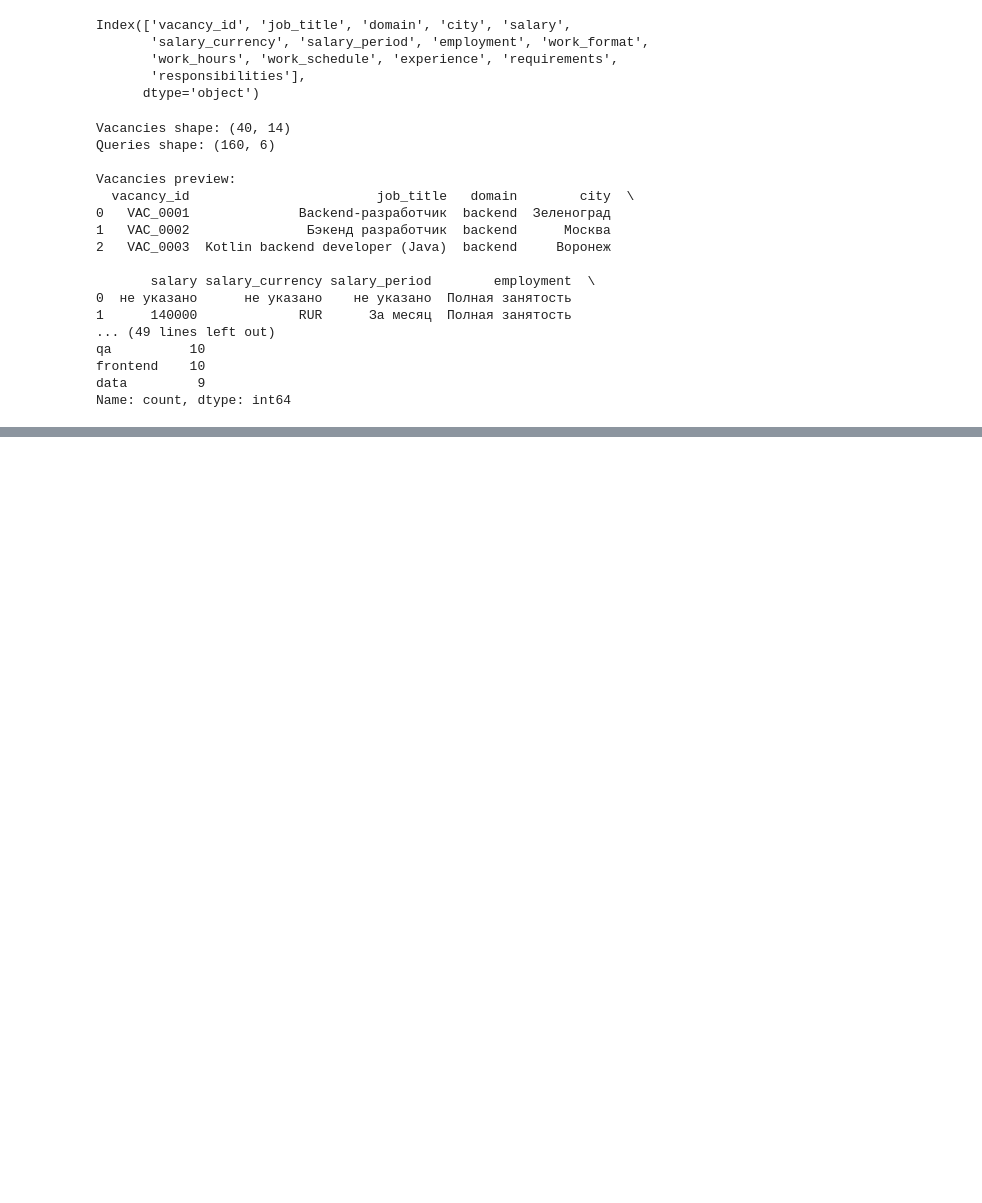
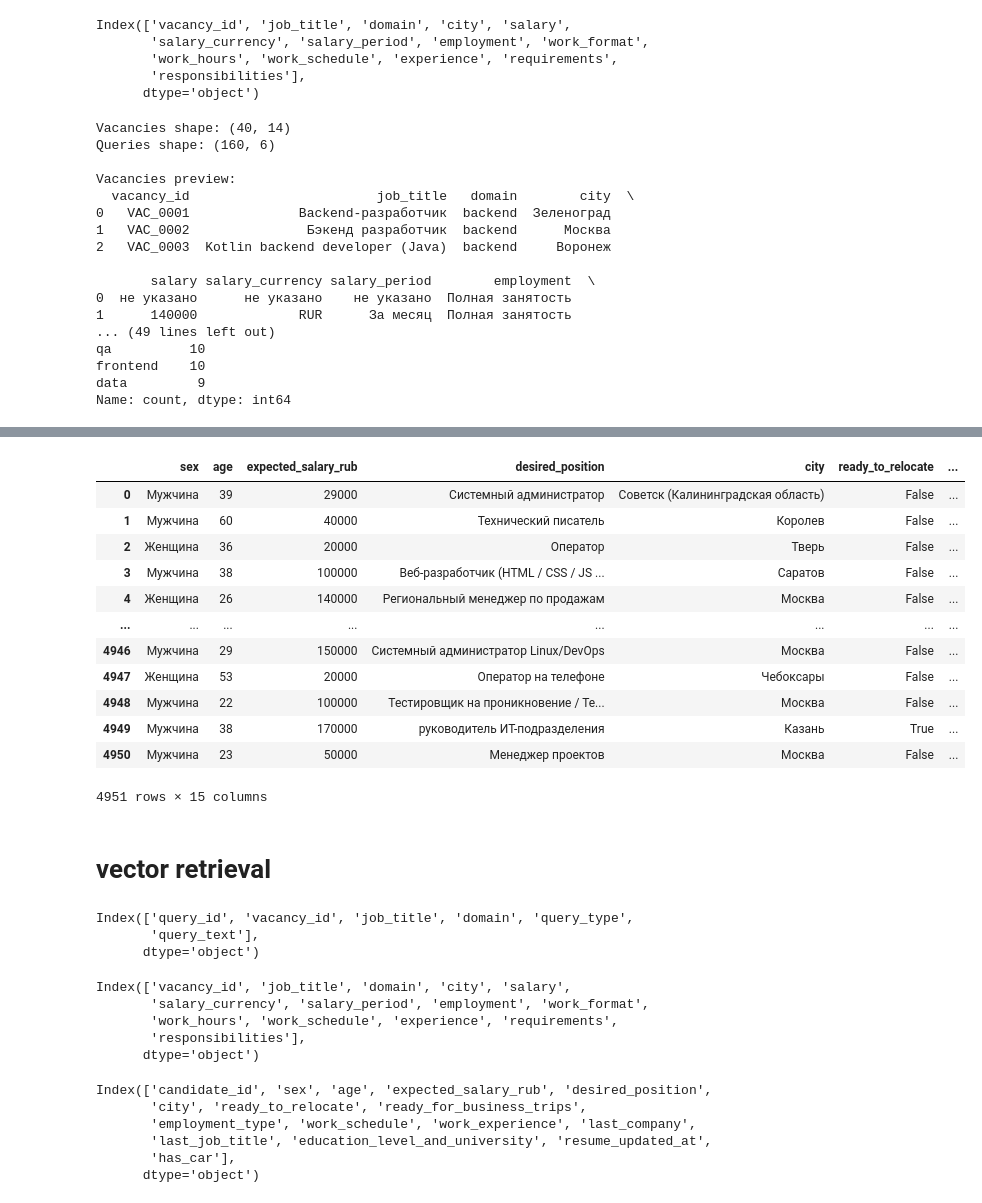
Before and after one commit to LISA-ITMO/SQL-HR, a Jupyter notebook: validation_dataset/analysis.ipynb, the cells around one changed output, grey strips where cells are left out. Drawn from its saved outputs; the diff is of its cells as text; code cells hidden in the pictures; blank space fills up the shorter version.

```diff
--- a/validation_dataset/analysis.ipynb
+++ b/validation_dataset/analysis.ipynb
@@ -279,0 +321,18 @@ Name: count, dtype: int64
+# %%
+candidates
+# %% [output]
+|  | sex | age | expected_salary_rub | desired_position | city | ready_to_relocate | ... |
+| 0 | Мужчина | 39 | 29000 | Системный администратор | Советск (Калининградская область) | False | ... |
+| 1 | Мужчина | 60 | 40000 | Технический писатель | Королев | False | ... |
+| 2 | Женщина | 36 | 20000 | Оператор | Тверь | False | ... |
+| 3 | Мужчина | 38 | 100000 | Веб-разработчик (HTML / CSS / JS ... | Саратов | False | ... |
+| 4 | Женщина | 26 | 140000 | Региональный менеджер по продажам | Москва | False | ... |
+| ... | ... | ... | ... | ... | ... | ... | ... |
+| 4946 | Мужчина | 29 | 150000 | Системный администратор Linux/DevOps | Москва | False | ... |
+| 4947 | Женщина | 53 | 20000 | Оператор на телефоне | Чебоксары | False | ... |
+| 4948 | Мужчина | 22 | 100000 | Тестировщик на проникновение / Те... | Москва | False | ... |
+| 4949 | Мужчина | 38 | 170000 | руководитель ИТ-подразделения | Казань | True | ... |
+| 4950 | Мужчина | 23 | 50000 | Менеджер проектов | Москва | False | ... |
+4951 rows × 15 columns
+# %% [markdown]
+# vector retrieval
@@ -279,0 +343,23 @@ Name: count, dtype: int64
+# %%
+queries.columns
+# %% [output]
+Index(['query_id', 'vacancy_id', 'job_title', 'domain', 'query_type',
+       'query_text'],
+      dtype='object')
+# %%
+vacancies.columns
+# %% [output]
+Index(['vacancy_id', 'job_title', 'domain', 'city', 'salary',
+       'salary_currency', 'salary_period', 'employment', 'work_format',
+       'work_hours', 'work_schedule', 'experience', 'requirements',
+       'responsibilities'],
+      dtype='object')
+# %%
+candidates.columns
+# %% [output]
+Index(['candidate_id', 'sex', 'age', 'expected_salary_rub', 'desired_position',
+       'city', 'ready_to_relocate', 'ready_for_business_trips',
+       'employment_type', 'work_schedule', 'work_experience', 'last_company',
+       'last_job_title', 'education_level_and_university', 'resume_updated_at',
+       'has_car'],
+      dtype='object')
```
Also changed, not shown: parts of 11 cells of this notebook, 5 other files.
